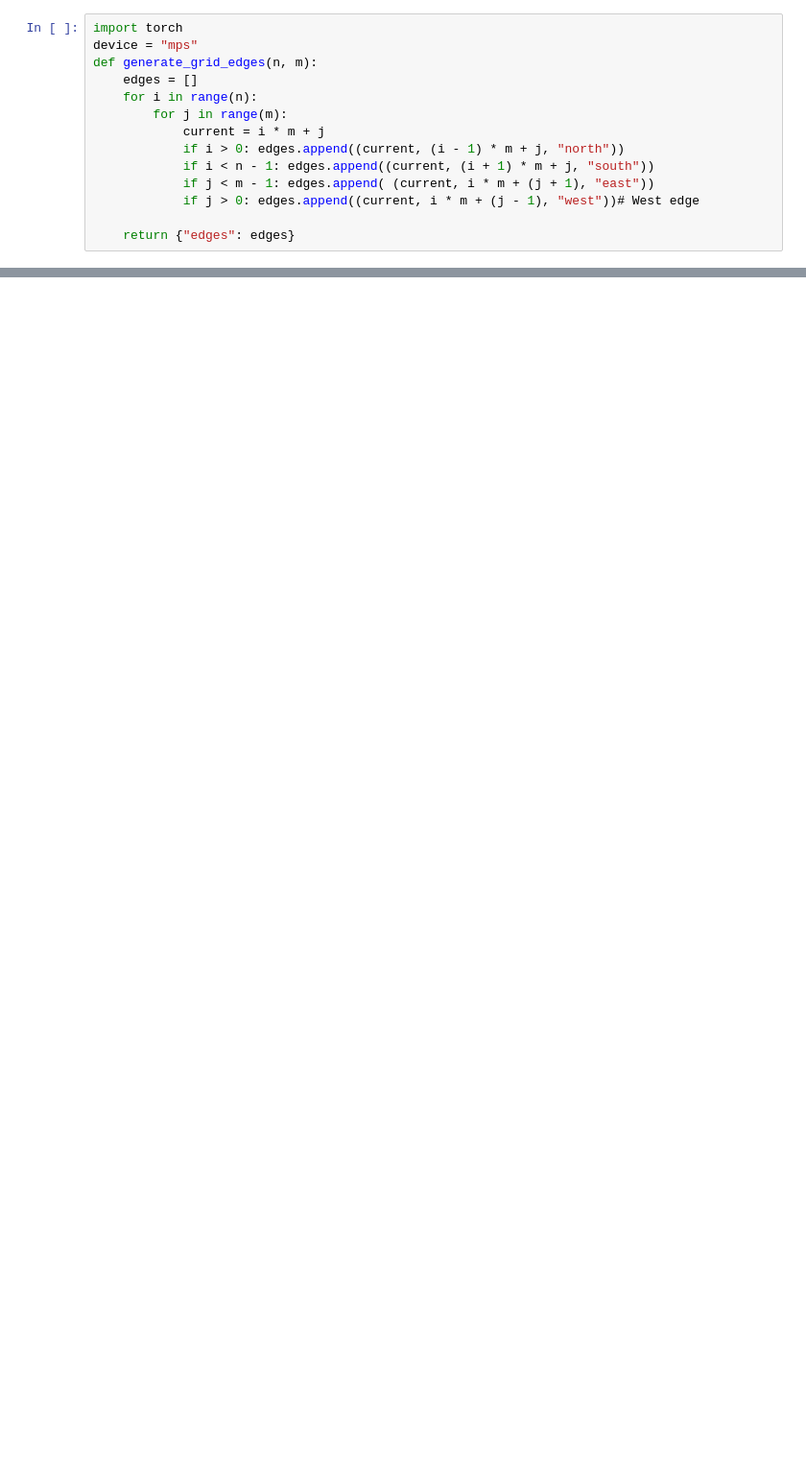
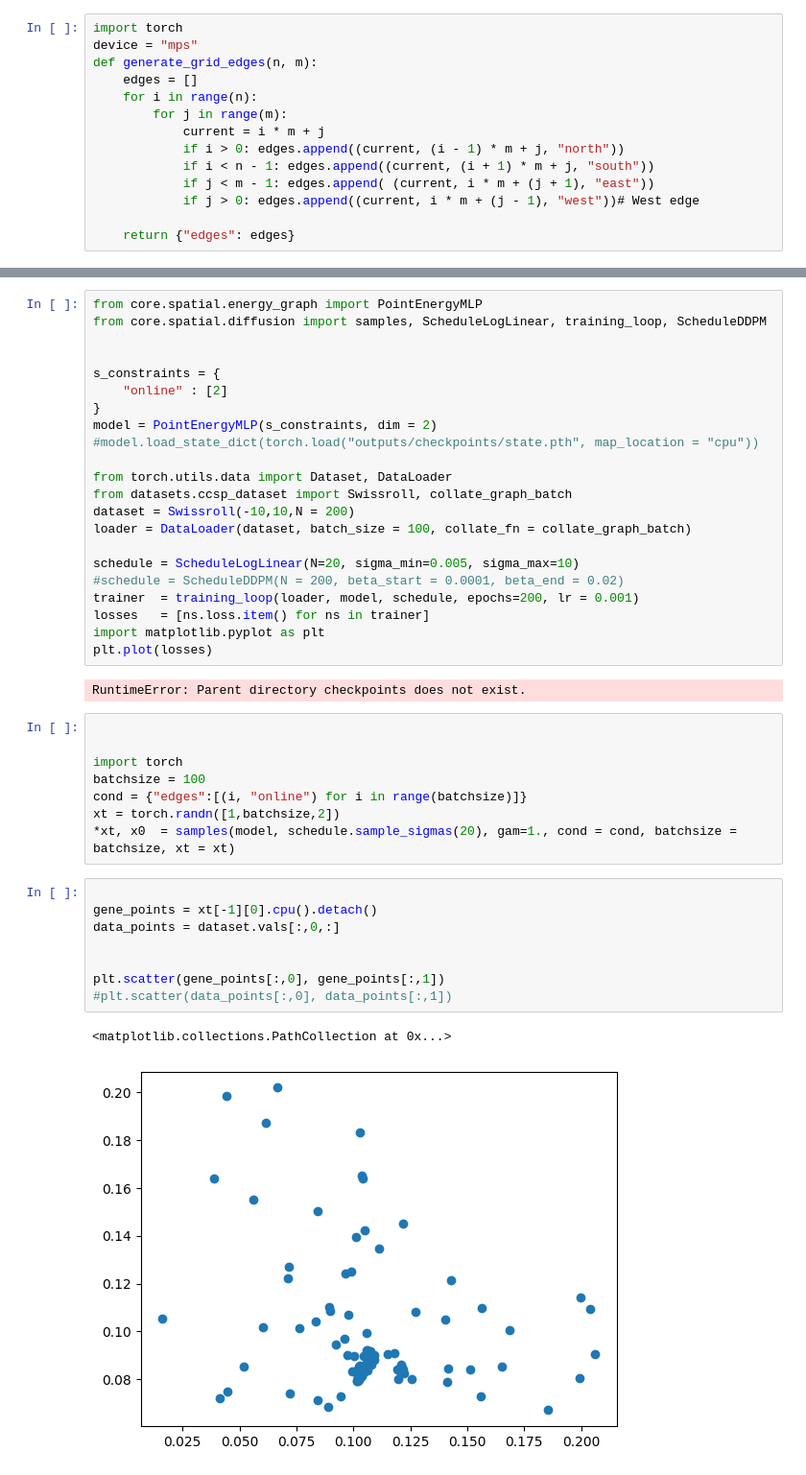
Before and after one commit to ZongjingLi/MetaLearner, a Jupyter notebook: debug_spatial.ipynb, the cells around one changed output, grey strips where cells are left out. Shown at 96% size. Drawn from its saved outputs; the diff is of its cells as text; blank space fills up the shorter version.

```diff
--- a/debug_spatial.ipynb
+++ b/debug_spatial.ipynb
@@ -79,0 +56,43 @@ direction_executor.visualize(x0[0].cpu(), "outputs/dir_cons")
+# %%
+from core.spatial.energy_graph import PointEnergyMLP
+from core.spatial.diffusion import samples, ScheduleLogLinear, training_loop, ScheduleDDPM
+
+
+s_constraints = {
+    "online" : [2]
+}
+model = PointEnergyMLP(s_constraints, dim = 2)
+#model.load_state_dict(torch.load("outputs/checkpoints/state.pth", map_location = "cpu"))
+
+from torch.utils.data import Dataset, DataLoader
+from datasets.ccsp_dataset import Swissroll, collate_graph_batch
+dataset = Swissroll(-10,10,N = 200)
+loader = DataLoader(dataset, batch_size = 100, collate_fn = collate_graph_batch)
+
+schedule = ScheduleLogLinear(N=20, sigma_min=0.005, sigma_max=10)
+#schedule = ScheduleDDPM(N = 200, beta_start = 0.0001, beta_end = 0.02)
+trainer  = training_loop(loader, model, schedule, epochs=200, lr = 0.001)
+losses   = [ns.loss.item() for ns in trainer]
+import matplotlib.pyplot as plt
+plt.plot(losses)
+# %% [output]
+RuntimeError: Parent directory checkpoints does not exist.
+# %%
+
+
+import torch
+batchsize = 100
+cond = {"edges":[(i, "online") for i in range(batchsize)]}
+xt = torch.randn([1,batchsize,2])
+*xt, x0  = samples(model, schedule.sample_sigmas(20), gam=1., cond = cond, batchsize = batchsize, xt = xt)
+# %%
+
+gene_points = xt[-1][0].cpu().detach()
+data_points = dataset.vals[:,0,:]
+
+
+plt.scatter(gene_points[:,0], gene_points[:,1])
+#plt.scatter(data_points[:,0], data_points[:,1])
+# %% [output]
+<matplotlib.collections.PathCollection at 0x...>
+[figure, added]
```
Also changed, not shown: parts of 3 cells of this notebook, 37 other files.
